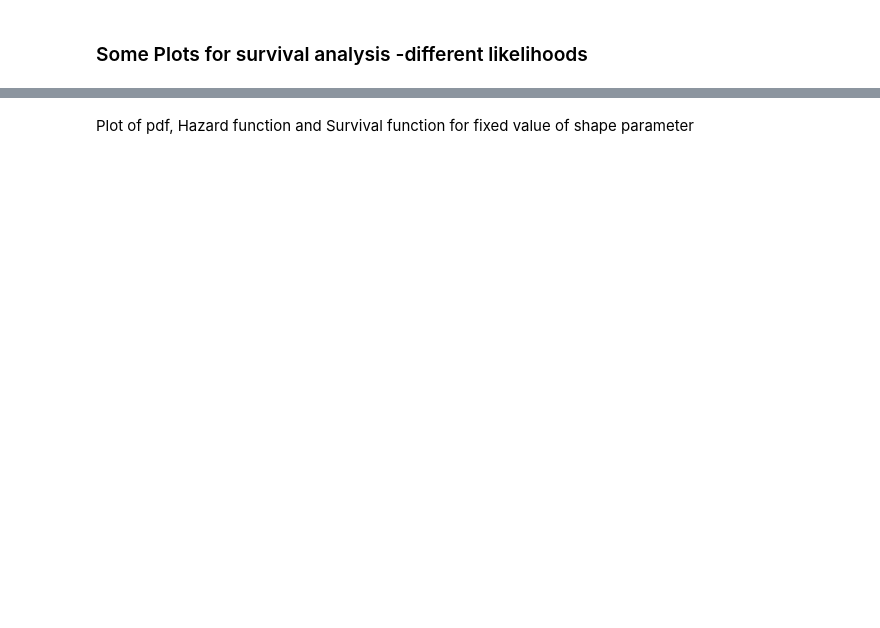
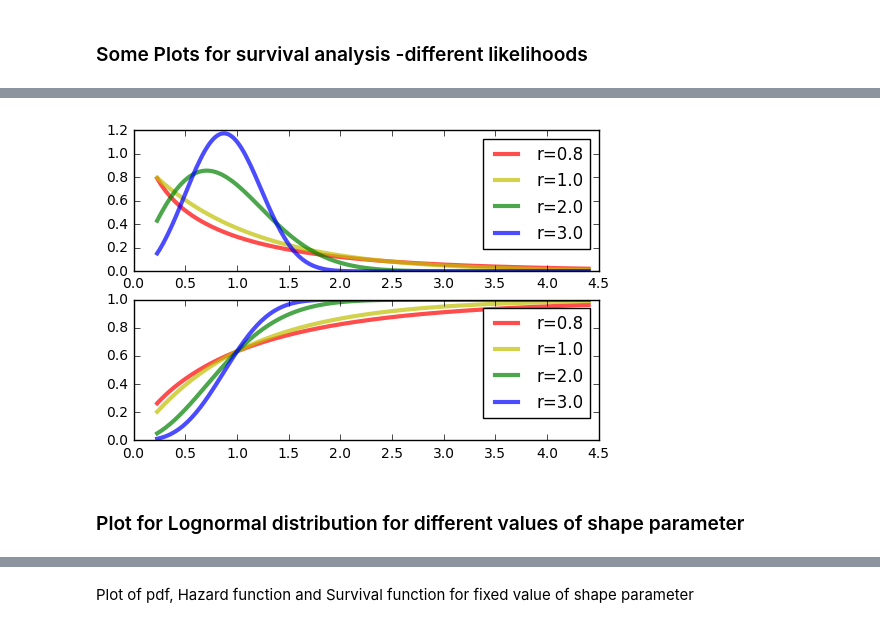
Before and after one commit to adhaka/notebook_gallery, a Jupyter notebook: clean/Plots-Survival.ipynb, the cells around one changed output, grey strips where cells are left out. Drawn from its saved outputs; the diff is of its cells as text; code cells hidden in the pictures; blank space fills up the shorter version.

```diff
--- a/clean/Plots-Survival.ipynb
+++ b/clean/Plots-Survival.ipynb
@@ -34,0 +79,20 @@ for i,rv in enumerate(rvs):
+# %%
+fig3, (ax31, ax32) = plt.subplots(2,1)
+# %%
+ax31.plot(x, rvs_weib[0].pdf(x), 'r', lw=3, alpha=0.7, label='r='+str(c3[0]))
+ax31.plot(x, rvs_weib[1].pdf(x), 'y', lw=3, alpha=0.7, label='r='+str(c3[1]))
+ax31.plot(x, rvs_weib[2].pdf(x), 'g', lw=3, alpha=0.7, label='r='+str(c3[2]))
+ax31.plot(x, rvs_weib[3].pdf(x), 'b', lw=3, alpha=0.7, label='r='+str(c3[3]))
+first_legend = ax31.legend(loc=1)
+ax32.plot(x, rvs_weib[0].cdf(x), 'r', lw=3, alpha=0.7, label='r='+str(c3[0]))
+ax32.plot(x, rvs_weib[1].cdf(x), 'y', lw=3, alpha=0.7, label='r='+str(c3[1]))
+ax32.plot(x, rvs_weib[2].cdf(x), 'g', lw=3, alpha=0.7, label='r='+str(c3[2]))
+ax32.plot(x, rvs_weib[3].cdf(x), 'b', lw=3, alpha=0.7, label='r='+str(c3[3]))
+# plt.ylim((0,1.2))
+second_legend = ax32.legend(loc=4)
+plt.legend()
+plt.show()
+# %% [output]
+[figure, added]
+# %% [markdown]
+### Plot for Lognormal distribution for different values of shape parameter
```
Also changed, not shown: parts of 84 cells of this notebook.
